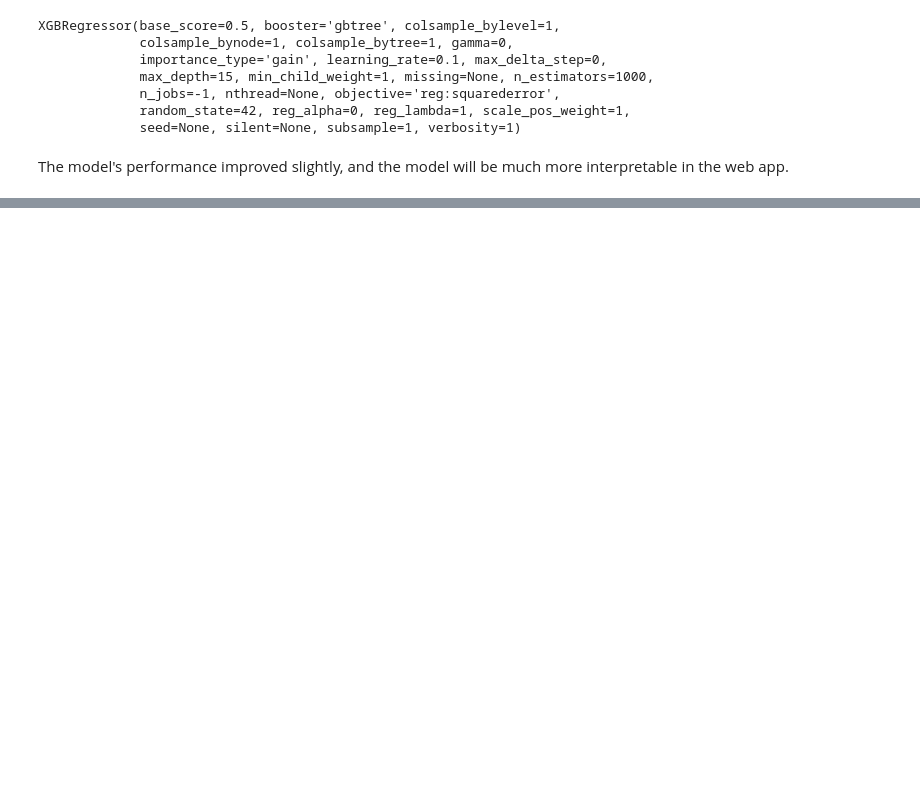
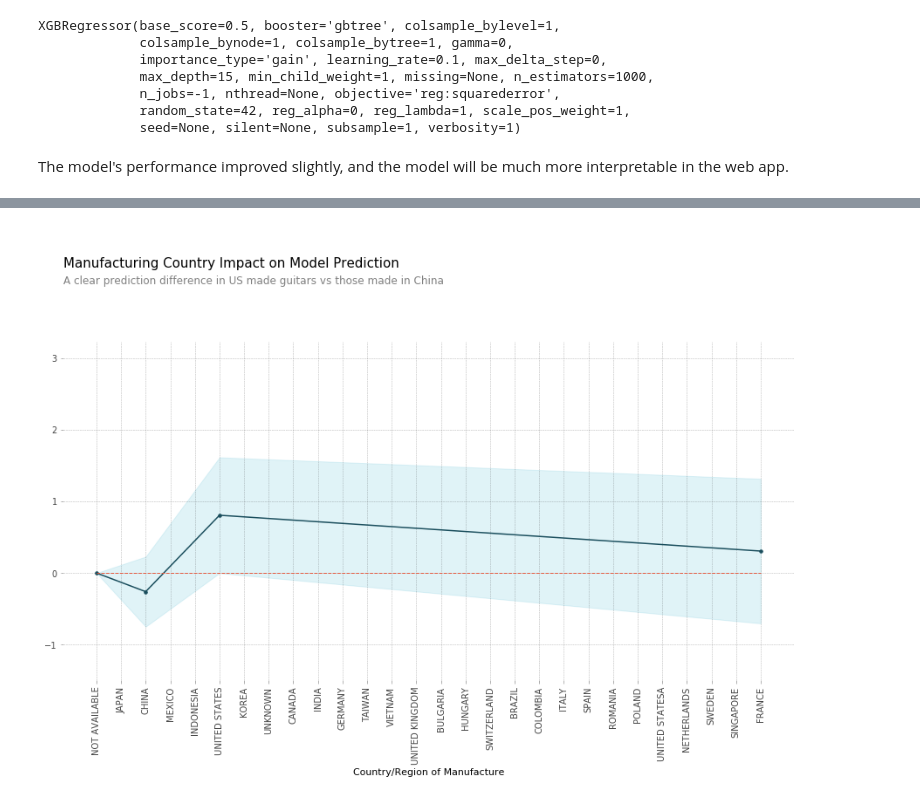
Before and after one commit to jose-marquez89/predict-guitar-value, a Jupyter notebook: IPython/modelExploration.ipynb, the cells around one changed output, grey strips where cells are left out. Drawn from its saved outputs; the diff is of its cells as text; code cells hidden in the pictures; blank space fills up the shorter version.

```diff
--- a/IPython/modelExploration.ipynb
+++ b/IPython/modelExploration.ipynb
@@ -616,0 +698,25 @@ X_test.shape
+# %%
+country = 'Country/Region of Manufacture'
+for item in encoder.mapping:
+    if item['col'] == country:
+        country_feature_mapping = item['mapping']
+
+country_feature_mapping = country_feature_mapping[country_feature_mapping.index.dropna()]
+country_category_names = country_feature_mapping.index.tolist()
+
+isolated = pdp_isolate(
+    model=model,
+    dataset=X_train_encoded,
+    model_features=X_train_encoded.columns,
+    feature=country
+)
+
+fig = pdp_plot(
+    isolated, feature_name=country, x_quantile=False,
+    plot_params={'title':"Manufacturing Country Impact on Model Prediction",
+                 'subtitle': "A clear prediction difference in "\
+                             "US made guitars vs those made in China"})
+plt.xticks(ticks=range(1,29),labels=country_category_names, rotation=90);
+plt.savefig('country_pdp.png', bbox_inches='tight')
+# %% [output]
+[figure, added]
```
Also changed, not shown: parts of 26 cells of this notebook, 19 other files.
